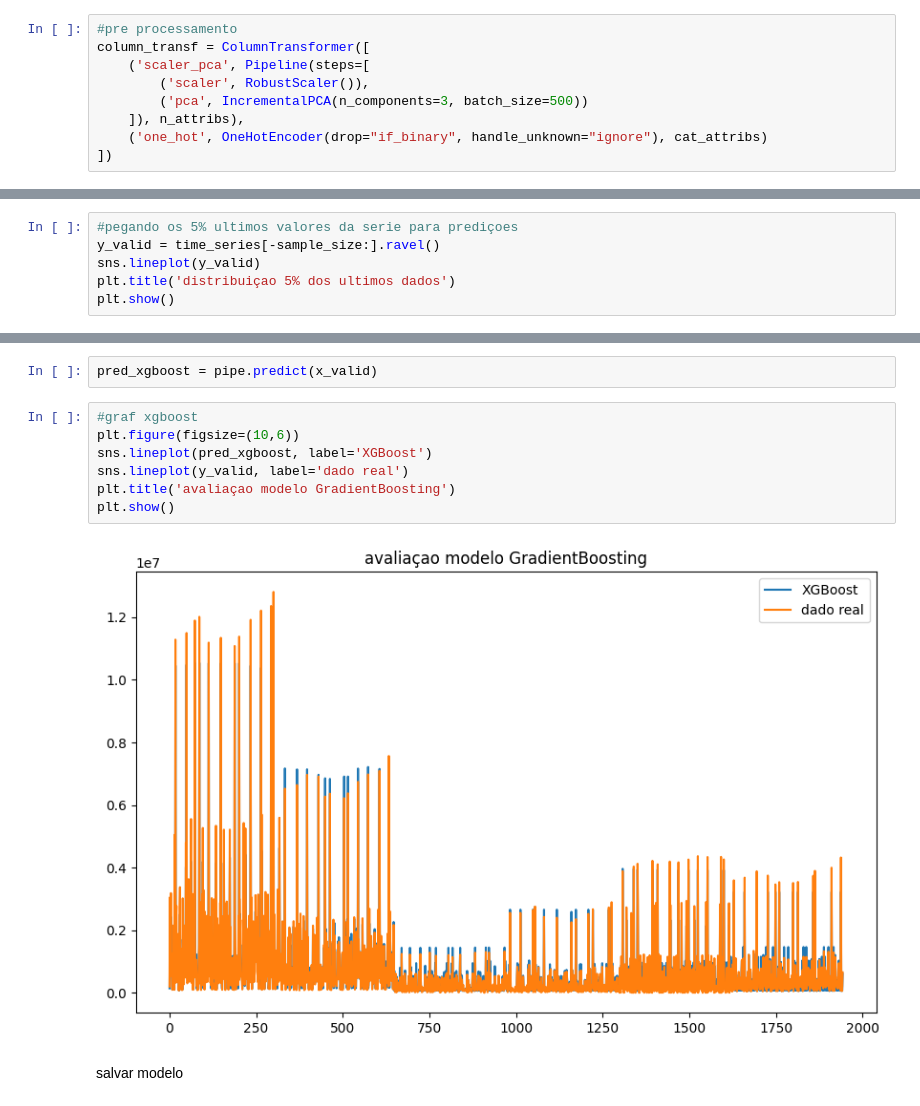
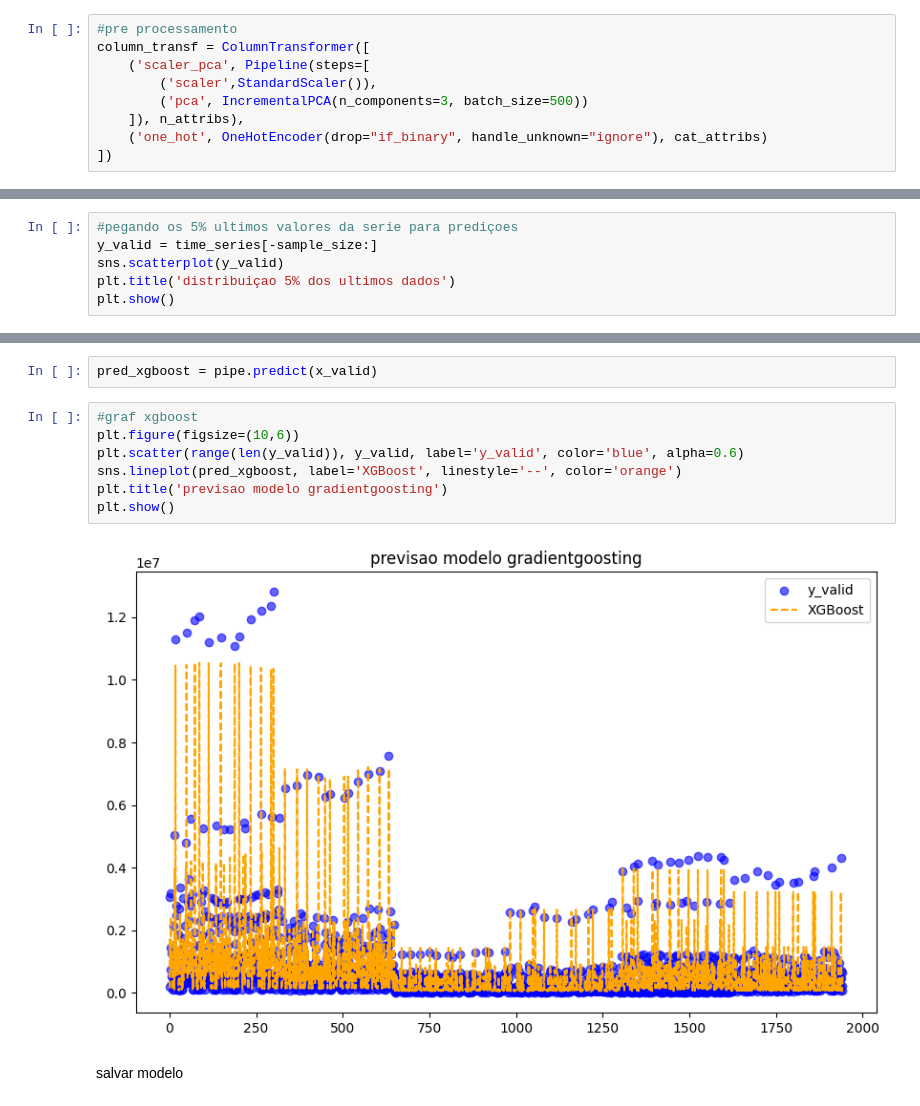
Before and after one commit to WesleySouza13/energy-consumption-forecast-br, a Jupyter notebook: Untitled-1.ipynb, the cells around one changed output, grey strips where cells are left out. Cells and saved outputs as stored; diff of their text form.

```diff
--- a/Untitled-1.ipynb
+++ b/Untitled-1.ipynb
@@ -477,7 +477,7 @@ cat_attribs = ['sigla_uf', 'tipo_consumo']
 #pre processamento
 column_transf = ColumnTransformer([
     ('scaler_pca', Pipeline(steps=[
-        ('scaler', RobustScaler()),
+        ('scaler',StandardScaler()),
         ('pca', IncrementalPCA(n_components=3, batch_size=500))
     ]), n_attribs),
     ('one_hot', OneHotEncoder(drop="if_binary", handle_unknown="ignore"), cat_attribs)
@@ -682,8 +682,8 @@ x_valid
 Avaliaçao
 # %%
 #pegando os 5% ultimos valores da serie para prediçoes
-y_valid = time_series[-sample_size:].ravel()
-sns.lineplot(y_valid)
+y_valid = time_series[-sample_size:]
+sns.scatterplot(y_valid)
 plt.title('distribuiçao 5% dos ultimos dados')
 plt.show()
 # %% [output]
@@ -742,12 +741,12 @@ pred_xgboost = pipe.predict(x_valid)
 # %%
 #graf xgboost
 plt.figure(figsize=(10,6))
-sns.lineplot(pred_xgboost, label='XGBoost')
-sns.lineplot(y_valid, label='dado real')
-plt.title('avaliaçao modelo GradientBoosting')
+plt.scatter(range(len(y_valid)), y_valid, label='y_valid', color='blue', alpha=0.6)
+sns.lineplot(pred_xgboost, label='XGBoost', linestyle='--', color='orange')
+plt.title('previsao modelo gradientgoosting')
 plt.show()
 # %% [output]
-[figure, old version]
+[figure, new version]
 # %% [markdown]
 salvar modelo
 # %%
```
Also changed, not shown: parts of 22 cells of this notebook.
